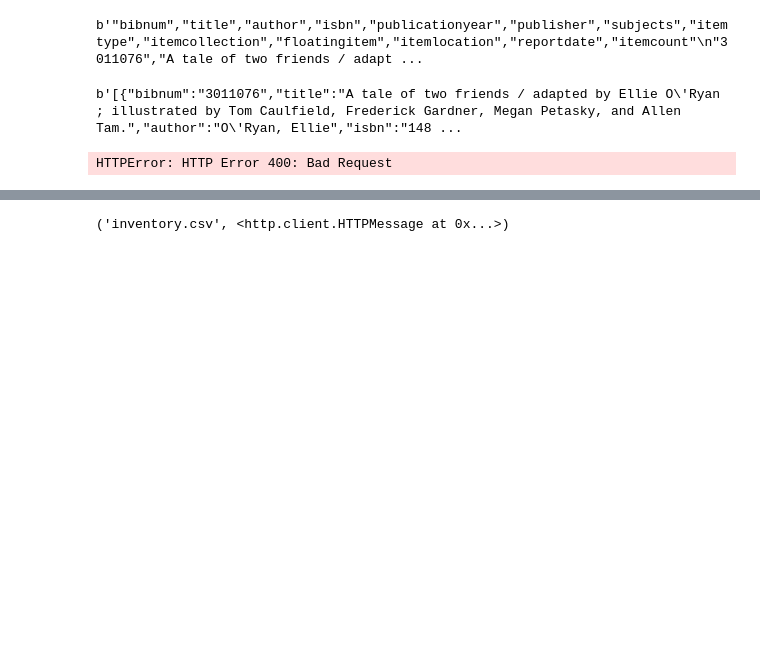
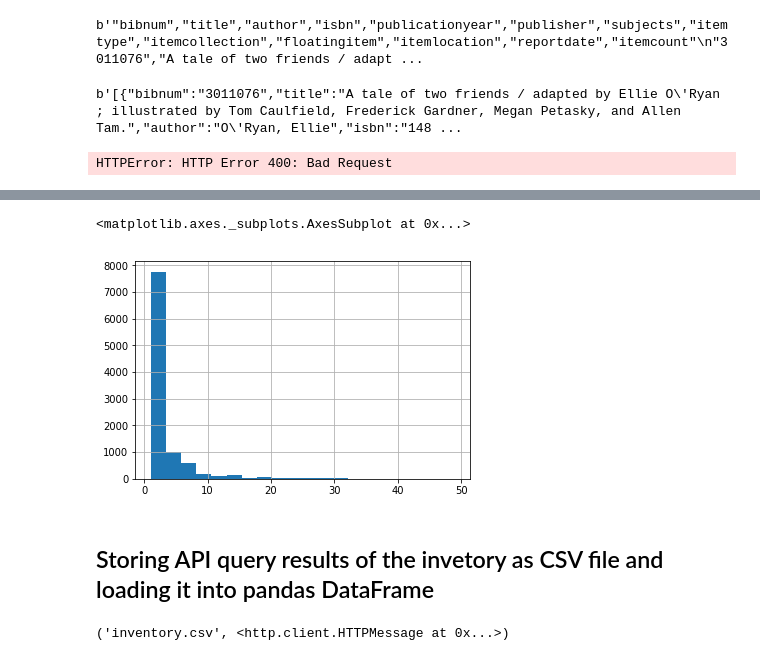
Before and after one commit to foerstner-lab/Bits_and_pieces_for_the_carpentries_workshops, a Jupyter notebook: python/Analyse_Seattle_Library_data.ipynb, the cells around one changed output, grey strips where cells are left out. Saved outputs shown, nothing was run; the diff lists cells and outputs as text; code cells hidden in the pictures; blank space fills up the shorter version.

```diff
--- a/python/Analyse_Seattle_Library_data.ipynb
+++ b/python/Analyse_Seattle_Library_data.ipynb
@@ -97,3 +208,10 @@ HTTPError: HTTP Error 400: Bad Request
+# %%
+checkouts_df[checkouts_df["checkouts"] < 50 ]["checkouts"].hist(bins=20)
+# %% [output]
+<matplotlib.axes._subplots.AxesSubplot at 0x...>
+[figure, added]
+# %% [markdown]
+## Storing API query results of the invetory as CSV file and loading it into pandas DataFrame
 # %%
 url = "https://data.seattle.gov/resource/6vkj-f5xf.csv?$limit=100"
 inventory_file = "inventory.csv"
```
Also changed, not shown: parts of 33 cells of this notebook.
